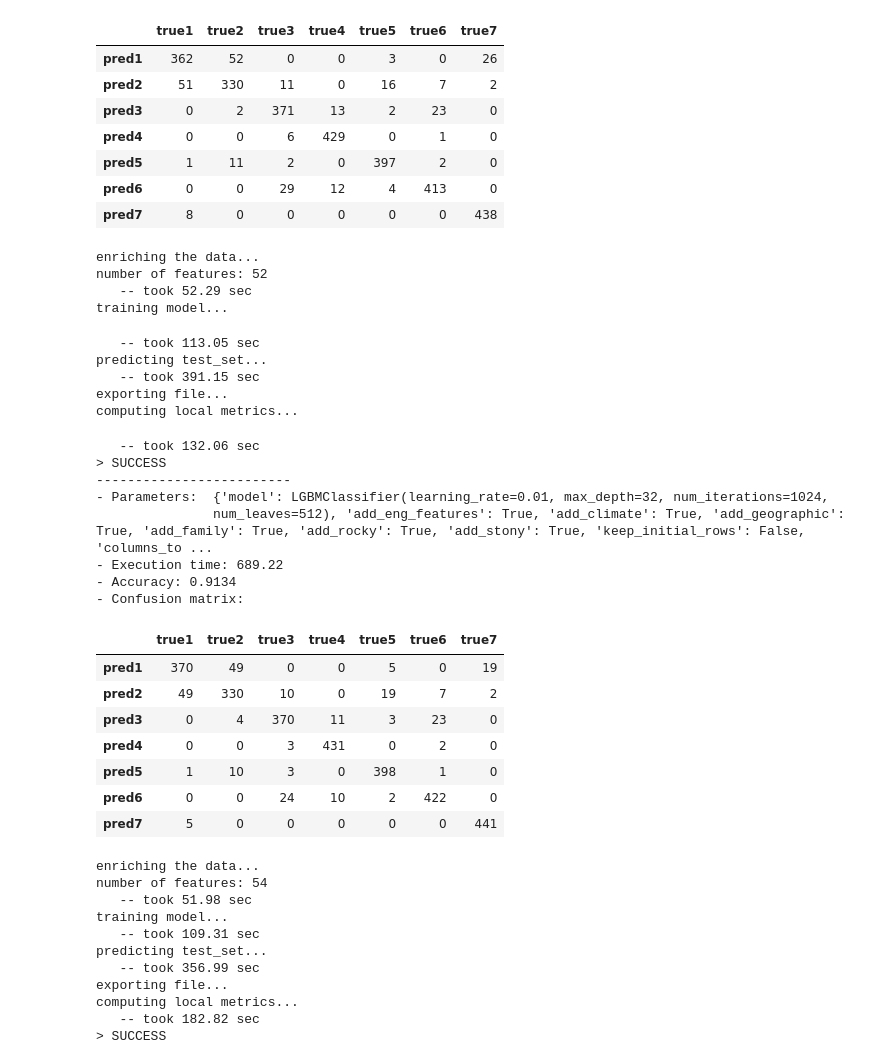
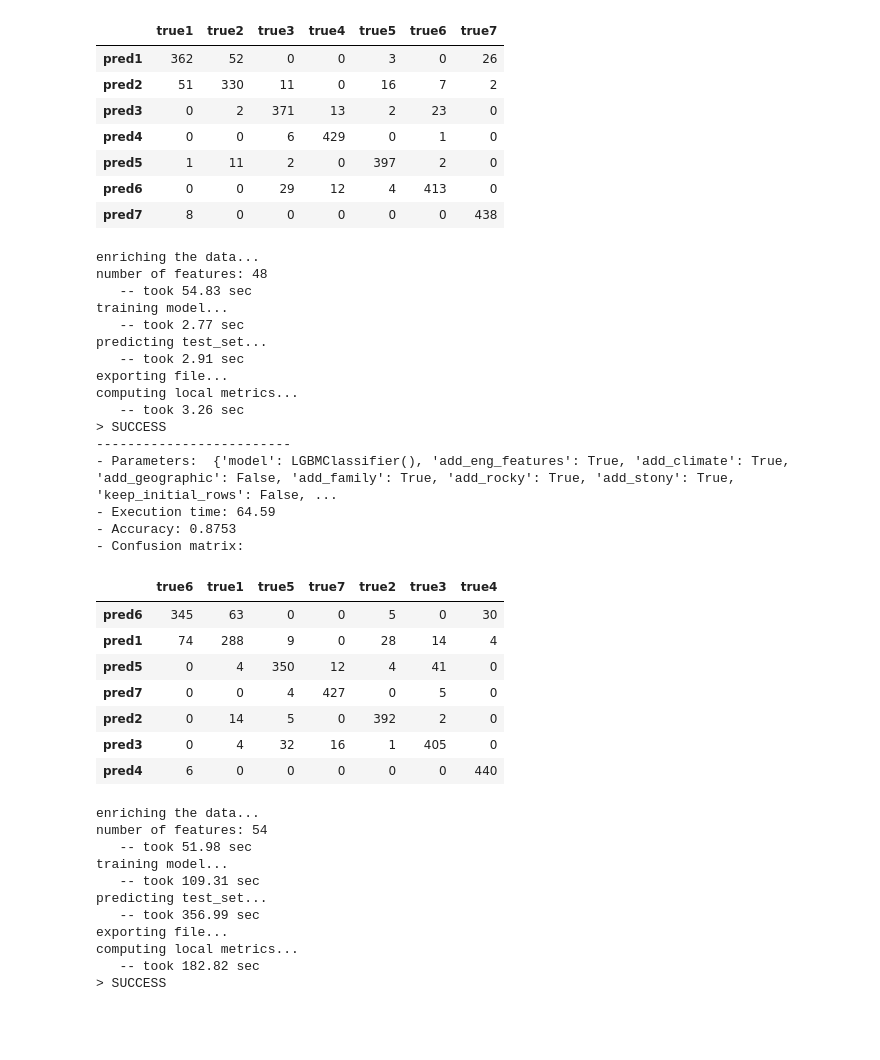
Before and after one commit to ceptln/forest_classification, a Jupyter notebook: kaggle_forest_notebook.ipynb, the cells around one changed output. Saved outputs shown, nothing was run; the diff lists cells and outputs as text; code cells hidden in the pictures; blank space fills up the shorter version.

```diff
--- a/kaggle_forest_notebook.ipynb
+++ b/kaggle_forest_notebook.ipynb
@@ -448,56 +448,56 @@ computing local metrics...
 # %%
 # Class parameters
 df_train = df_train
 df_test = df_test
 model = LGBMClassifier()
 #model = LGBMClassifier(learning_rate=0.01, max_depth=32, num_iteration=1024, num_leaves=512, n_jobs=-1)
 #model = ExtraTreesClassifier(n_estimators=300, max_features = None, min_samples_leaf= 1, min_samples_split= 2)
 add_eng_features = True
 add_climate = True
-add_geographic = True
+add_geographic = False
 add_family = True
 add_rocky = True
 add_stony = True
 keep_initial_rows = False
-columns_to_drop = ['ClimZone_3', 'GeoZone_5', 'F_Gothic', 'F_Troutville', 'F_Rogert', 'F_Bross', 'R_Limber_families', 'R_Aquolis', 'R_Cryoborolis', 'R_Cryaquolis', 'R_Borohemists', 'R_Cryaquepts', 'R_Cryaquolls']
+columns_to_drop = ['Id', 'ClimZone_3', 'GeoZone_5', 'F_Gothic', 'F_Troutville', 'F_Rogert', 'F_Bross', 'R_Limber_families', 'R_Aquolis', 'R_Cryoborolis', 'R_Cryaquolis', 'R_Borohemists', 'R_Cryaquepts', 'R_Cryaquolls']
 random_state = 2
 
 modelling_class5 = ClassifTools(df_train, df_test, model,
     add_eng_features,
     add_climate, add_geographic, add_family, add_rocky, add_stony,
     keep_initial_rows, columns_to_drop,
+    None, None,
     random_state)
 
 cl = modelling_class5
 pred, acc, mat, pred_time = cl.test_predict(export_file=True, compute_local_metrics=True)
 export_metrics(acc, mat, pred_time, cl)
 print_results(acc, mat, pred_time, cl)
 # %% [output]
 enriching the data...
-number of features: 52
-   -- took 52.29 sec
+number of features: 48
+   -- took 54.83 sec
 training model...
+   -- took 2.77 sec
+predicting test_set...
+   -- took 2.91 sec
+exporting file...
+computing local metrics...
+   -- took 3.26 sec
+> SUCCESS
+-------------------------
+- Parameters:  {'model': LGBMClassifier(), 'add_eng_features': True, 'add_climate': True, 'add_geographic': False, 'add_family': True, 'add_rocky': True, 'add_stony': True, 'keep_initial_rows': False, ...
+- Execution time: 64.59
+- Accuracy: 0.8753
+- Confusion matrix:
-   -- took 113.05 sec
-predicting test_set...
-   -- took 391.15 sec
-exporting file...
-computing local metrics...
-   -- took 132.06 sec
-> SUCCESS
--------------------------
-- Parameters:  {'model': LGBMClassifier(learning_rate=0.01, max_depth=32, num_iterations=1024,
-               num_leaves=512), 'add_eng_features': True, 'add_climate': True, 'add_geographic': True, 'add_family': True, 'add_rocky': True, 'add_stony': True, 'keep_initial_rows': False, 'columns_to ...
-- Execution time: 689.22
-- Accuracy: 0.9134
-- Confusion matrix:
-|  | true1 | true2 | true3 | true4 | true5 | true6 | true7 |
-| pred1 | 370 | 49 | 0 | 0 | 5 | 0 | 19 |
-| pred2 | 49 | 330 | 10 | 0 | 19 | 7 | 2 |
-| pred3 | 0 | 4 | 370 | 11 | 3 | 23 | 0 |
-| pred4 | 0 | 0 | 3 | 431 | 0 | 2 | 0 |
-| pred5 | 1 | 10 | 3 | 0 | 398 | 1 | 0 |
-| pred6 | 0 | 0 | 24 | 10 | 2 | 422 | 0 |
-| pred7 | 5 | 0 | 0 | 0 | 0 | 0 | 441 |
+|  | true6 | true1 | true5 | true7 | true2 | true3 | true4 |
+| pred6 | 345 | 63 | 0 | 0 | 5 | 0 | 30 |
+| pred1 | 74 | 288 | 9 | 0 | 28 | 14 | 4 |
+| pred5 | 0 | 4 | 350 | 12 | 4 | 41 | 0 |
+| pred7 | 0 | 0 | 4 | 427 | 0 | 5 | 0 |
+| pred2 | 0 | 14 | 5 | 0 | 392 | 2 | 0 |
+| pred3 | 0 | 4 | 32 | 16 | 1 | 405 | 0 |
+| pred4 | 6 | 0 | 0 | 0 | 0 | 0 | 440 |
 # %%
 # Keeping soil12 and 22
 
```
Also changed, not shown: parts of 23 cells of this notebook, 16 other files.
